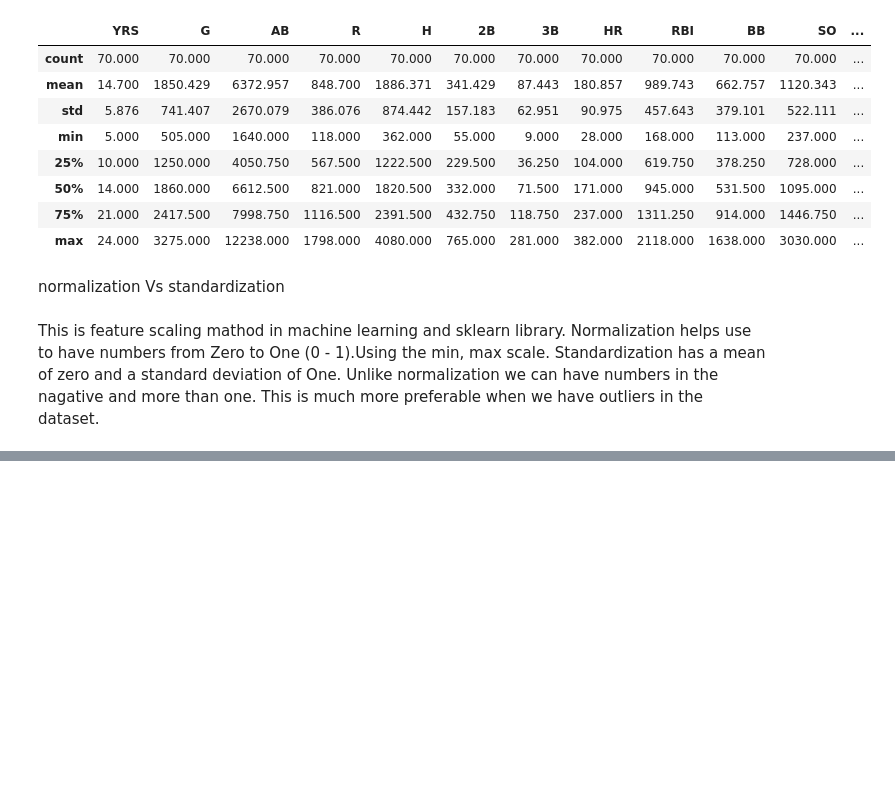
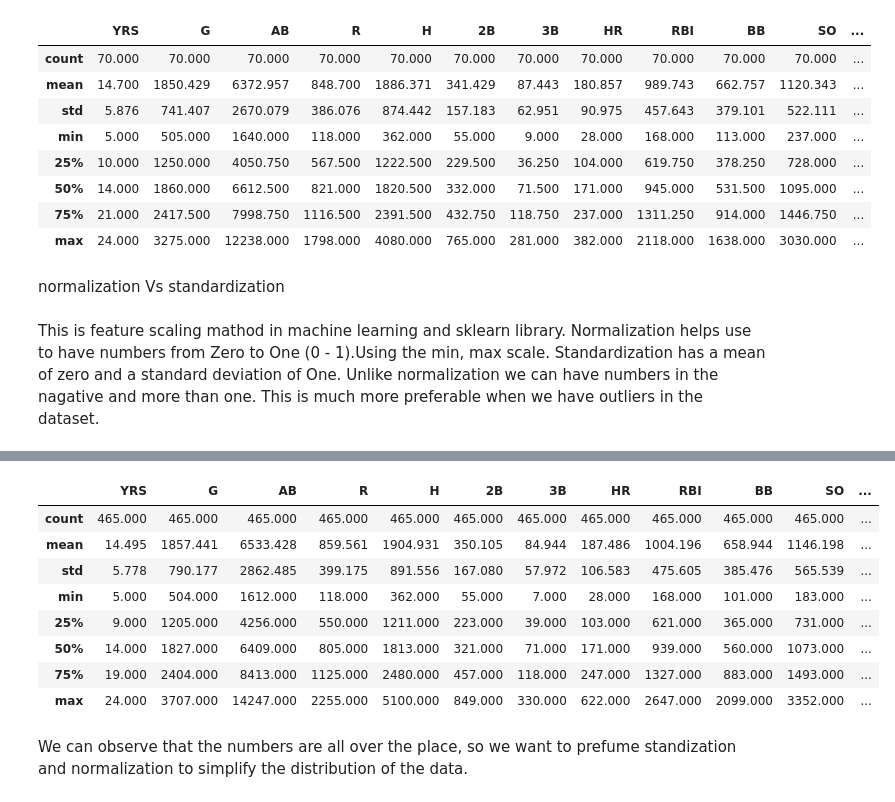
Before and after one commit to LegendSeyi/AI-tutorial-practice, a Jupyter notebook: train_test_split.ipynb, the cells around one changed output, grey strips where cells are left out. Cells and saved outputs as stored; diff of their text form; code cells hidden in the pictures; blank space fills up the shorter version.

```diff
--- a/train_test_split.ipynb
+++ b/train_test_split.ipynb
@@ -143,0 +154,4 @@ Normalization helps use to have numbers from Zero to One (0 - 1).Using the min,
+# %%
+ # we just want to test the normalization and standardization
+ # so we drop the string column and also the likely output in the dataset
+data_mod = data.drop(columns= ['PLAYER', 'CS'])
@@ -143,0 +178,14 @@ Normalization helps use to have numbers from Zero to One (0 - 1).Using the min,
+# %%
+data_mod.describe().round(3)
+# %% [output]
+|  | YRS | G | AB | R | H | 2B | 3B | HR | RBI | BB | SO | ... |
+| count | 465.000 | 465.000 | 465.000 | 465.000 | 465.000 | 465.000 | 465.000 | 465.000 | 465.000 | 465.000 | 465.000 | ... |
+| mean | 14.495 | 1857.441 | 6533.428 | 859.561 | 1904.931 | 350.105 | 84.944 | 187.486 | 1004.196 | 658.944 | 1146.198 | ... |
+| std | 5.778 | 790.177 | 2862.485 | 399.175 | 891.556 | 167.080 | 57.972 | 106.583 | 475.605 | 385.476 | 565.539 | ... |
+| min | 5.000 | 504.000 | 1612.000 | 118.000 | 362.000 | 55.000 | 7.000 | 28.000 | 168.000 | 101.000 | 183.000 | ... |
+| 25% | 9.000 | 1205.000 | 4256.000 | 550.000 | 1211.000 | 223.000 | 39.000 | 103.000 | 621.000 | 365.000 | 731.000 | ... |
+| 50% | 14.000 | 1827.000 | 6409.000 | 805.000 | 1813.000 | 321.000 | 71.000 | 171.000 | 939.000 | 560.000 | 1073.000 | ... |
+| 75% | 19.000 | 2404.000 | 8413.000 | 1125.000 | 2480.000 | 457.000 | 118.000 | 247.000 | 1327.000 | 883.000 | 1493.000 | ... |
+| max | 24.000 | 3707.000 | 14247.000 | 2255.000 | 5100.000 | 849.000 | 330.000 | 622.000 | 2647.000 | 2099.000 | 3352.000 | ... |
+# %% [markdown]
+We can observe that the numbers are all over the place, so we want to prefume standization and normalization to simplify the distribution of the data.
```
Also changed, not shown: parts of 2 cells of this notebook.
